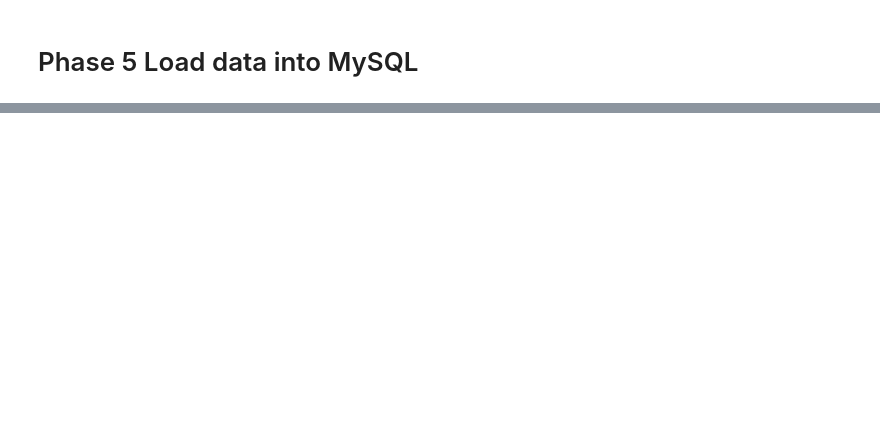
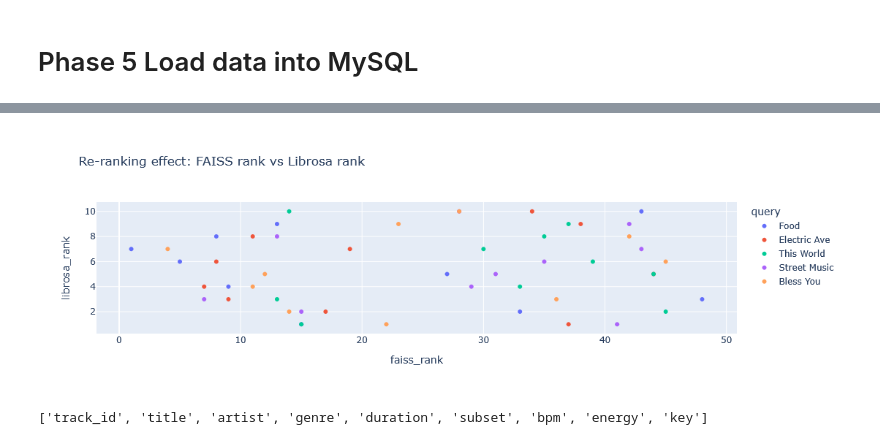
Before and after one commit to NakaylaMinott/Intelligent-Music-Recommendation-and-Song-Similarity-System, a Jupyter notebook: notebooks/v3.ipynb, the cells around one changed output, grey strips where cells are left out. Cells and saved outputs as stored; diff of their text form; code cells hidden in the pictures; blank space fills up the shorter version.

```diff
--- a/notebooks/v3.ipynb
+++ b/notebooks/v3.ipynb
@@ -354,0 +312,15 @@ Top 5 similar tracks:
+# %%
+import faiss, json, numpy as np
+from pathlib import Path
+
+index = faiss.read_index(r"D:\music_data\index\faiss_ivfpqV3.index")
+index.nprobe = 64
+with open(r"D:\music_data\index\track_id_map_V3.json") as f:
+    track_ids = json.load(f)
+print(f"Index: {index.ntotal} | track_ids: {len(track_ids)}")
+# %%
+emb_dir = Path(r"D:\music_data\embeddings")
+npy_files = sorted(emb_dir.glob("*.npy"), key=lambda p: int(p.stem))
+vectors = np.stack([np.load(f) for f in npy_files]).astype(np.float32)
+faiss.normalize_L2(vectors)
+print(f"Vectors: {vectors.shape}")
@@ -354,0 +329,4 @@ Top 5 similar tracks:
+# %%
+import pandas as pd
+df = pd.read_parquet(r"D:\music_data\processed\ab_fma_v3.parquet")
+print(df.columns.tolist())
@@ -354,0 +428,33 @@ Top 5 similar tracks:
+# %%
+import subprocess
+subprocess.run(["pip", "install", "plotly"], check=True)
+import plotly.express as px
+import pandas as pd, json
+
+with open(r"D:\music_data\figure3_data.json") as f:
+    data = json.load(f)
+
+rows = []
+for q in data:
+    for c in q['candidates']:
+        rows.append({
+            'query': q['query_label'],
+            'faiss_rank': c['rank_faiss'],
+            'librosa_rank': c['rank_librosa'],
+            'faiss_score': c['faiss_score'],
+            'librosa_score': c['librosa_score'],
+        })
+
+df_plot = pd.DataFrame(rows)
+fig = px.scatter(df_plot, x='faiss_rank', y='librosa_rank',
+                 color='query', size_max=10,df = pd.read_parquet(r"D:\music_data\processed\ab_fma_v3.parquet")
+print(df.columns.tolist())
+                 title='Re-ranking effect: FAISS rank vs Librosa rank')
+fig.show()
+# %% [output]
+[figure, added]
+# %%
+df = pd.read_parquet(r"D:\music_data\processed\ab_fma_v3.parquet")
+print(df.columns.tolist())
+# %% [output]
+['track_id', 'title', 'artist', 'genre', 'duration', 'subset', 'bpm', 'energy', 'key']
```
Also changed, not shown: parts of 16 cells of this notebook.
